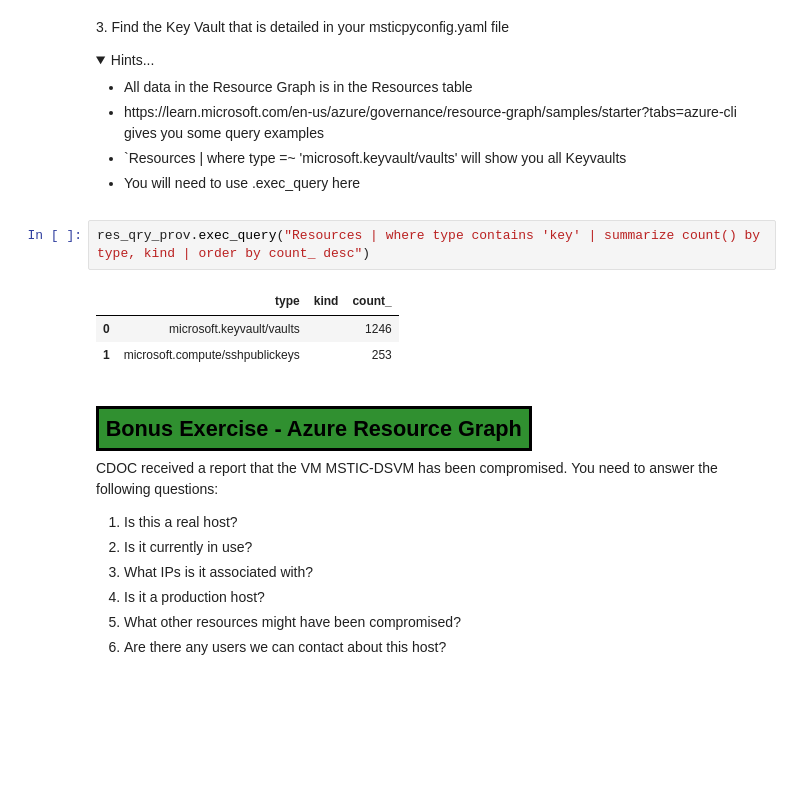
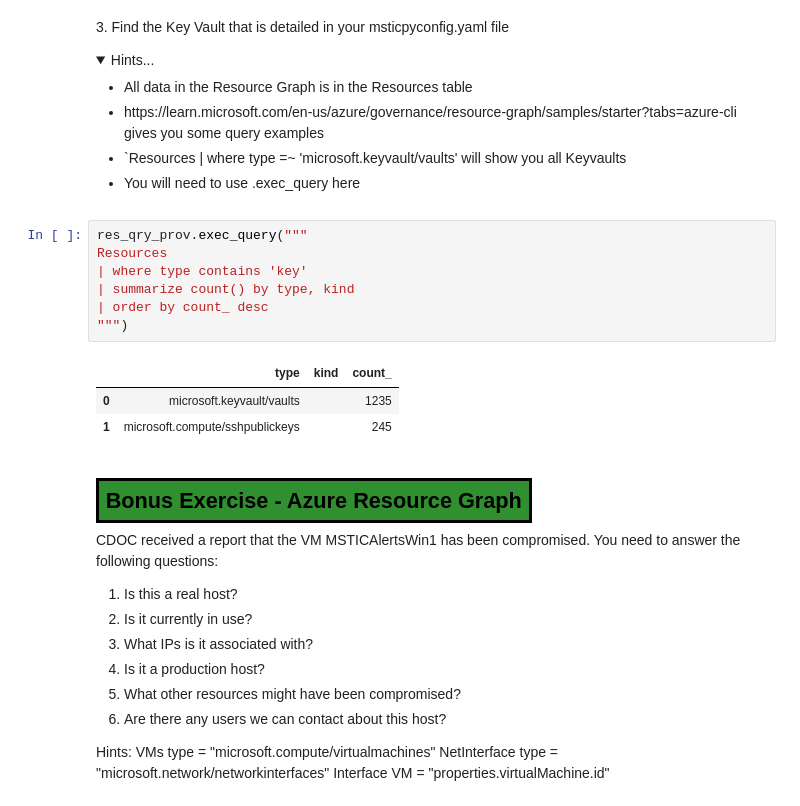
Before and after one commit to microsoft/msticpy-training, a Jupyter notebook: workshops/Jun2023/Session-3-AcquiringData.ipynb, the cells around one changed output. Saved outputs shown, nothing was run; the diff lists cells and outputs as text; folded sections open; blank space fills up the shorter version.

```diff
--- a/workshops/Jun2023/Session-3-AcquiringData.ipynb
+++ b/workshops/Jun2023/Session-3-AcquiringData.ipynb
@@ -509,20 +674,32 @@ As with the other providers we can use in built queries or write our own custom
 </ul>
 </details>
 # %%
-res_qry_prov.exec_query("Resources | where type contains 'key' | summarize count() by type, kind | order by count_ desc")
+res_qry_prov.exec_query("""
+Resources
+| where type contains 'key'
+| summarize count() by type, kind
+| order by count_ desc
+""")
 # %% [output]
 |  | type | kind | count_ |
-| 0 | microsoft.keyvault/vaults |  | 1246 |
-| 1 | microsoft.compute/sshpublickeys |  | 253 |
+| 0 | microsoft.keyvault/vaults |  | 1235 |
+| 1 | microsoft.compute/sshpublickeys |  | 245 |
 # %% [markdown]
 
 ## <a style="border: solid; padding:5pt; color:black; background-color:#309030">Bonus Exercise - Azure Resource Graph</a>
 
-CDOC received a report that the VM MSTIC-DSVM has been compromised. You need to answer the following questions:
+CDOC received a report that the VM MSTICAlertsWin1 has been compromised.
+You need to answer the following questions:
 1. Is this a real host?
 2. Is it currently in use?
 3. What IPs is it associated with?
 4. Is it a production host?
 5. What other resources might have been compromised?
 6. Are there any users we can contact about this host?
+
+
+Hints:
+VMs type = "microsoft.compute/virtualmachines"
+NetInterface type = "microsoft.network/networkinterfaces"
+Interface VM = "properties.virtualMachine.id"
 # %%
```
Also changed, not shown: parts of 42 cells of this notebook, 13 other files.
